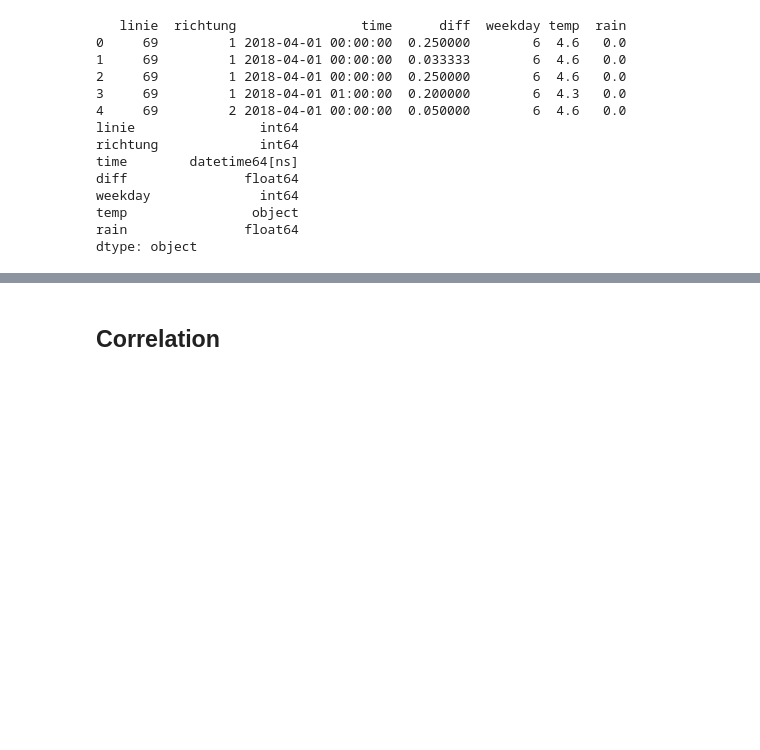
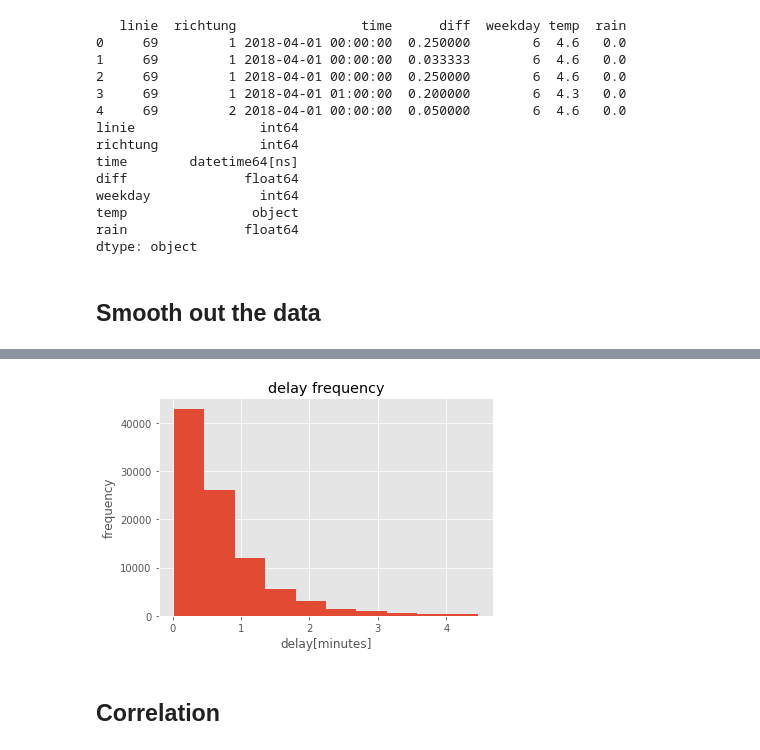
Before and after one commit to nasty-bos/creative_data_mining, a Jupyter notebook: delay.ipynb, the cells around one changed output, grey strips where cells are left out. Drawn from its saved outputs; the diff is of its cells as text; code cells hidden in the pictures; blank space fills up the shorter version.

```diff
--- a/delay.ipynb
+++ b/delay.ipynb
@@ -16,11 +16,10 @@ pd.options.mode.chained_assignment = None   # turn off warnings
 # === list one for DD-MM files
 listpaths1 = [
     'https://data.stadt-zuerich.ch/dataset/vbz_fahrzeiten_ogd/resource/152051e6-1193-43c0-89b8-21b361f49970/download/fahrzeiten_soll_ist_20180401_20180407.csv']
-#     'https://data.stadt-zuerich.ch/dataset/vbz_fahrzeiten_ogd/resource/eb403fd1-8f8b-475e-98aa-f04ee3b255ba/download/fahrzeiten_soll_ist_20180311_20180317.csv',
+#     'https://data.stadt-zuerich.ch/dataset/vbz_fahrzeiten_ogd/resource/eb403fd1-8f8b-475e-98aa-f04ee3b255ba/download/fahrzeiten_soll_ist_20180311_20180317.csv']
 #     'https://data.stadt-zuerich.ch/dataset/vbz_fahrzeiten_ogd/resource/97e59d2a-83ec-438f-ae6f-0fe85d9bc1e6/download/fahrzeiten_soll_ist_20180304_20180310.csv',
-#     'https://data.stadt-zuerich.ch/dataset/vbz_fahrzeiten_ogd/resource/a38c5d0f-b732-4f5a-9786-eb01a2ffa0bb/download/fahrzeiten_soll_ist_20180211_20180217.csv',
+#     'https://data.stadt-zuerich.ch/dataset/vbz_fahrzeiten_ogd/resource/a38c5d0f-b732-4f5a-9786-eb01a2ffa0bb/download/fahrzeiten_soll_ist_20180211_20180217.csv']
 #     'https://data.stadt-zuerich.ch/dataset/vbz_fahrzeiten_ogd/resource/f17a950d-5be5-4b00-bafd-3c859afcc6cc/download/fahrzeiten_soll_ist_20180204_20180210.csv',
-#     'https://data.stadt-zuerich.ch/dataset/vbz_fahrzeiten_ogd/resource/ee7f8901-5466-425d-98e6-98ddcf849079/download/fahrzeiten_soll_ist_20180128_20180203.csv',
 #     'https://data.stadt-zuerich.ch/dataset/vbz_fahrzeiten_ogd/resource/bf39176c-d6c0-4741-8cd5-4e46e45c608e/download/fahrzeiten_soll_ist_20180107_20180113.csv']
 
 frame1 = pd.DataFrame()
@@ -32,8 +31,8 @@ df1 = pd.concat(list_1)
 
 # === change datime from DD-MM to MM-DD
 df1['betriebsdatum'] = pd.to_datetime(df1['betriebsdatum'])
-df1['time'] = df1['betriebsdatum'].dt.strftime('%Y%d%m')
-df1['time'] = pd.to_datetime(df1['time'])
+df1['time'] = df1['betriebsdatum'].dt.strftime('%Y-%d-%m')
+df1['time'] = pd.to_datetime(df1['time'], format='%Y-%m-%d', errors='ignore')
 # df1.drop(df1['betriebsdatum'], axis=, inplace=True)
 
 # df1['betriebsdatum'] = pd.to_datetime(df1['betriebsdatum'], format='%Y/%m/%d', errors='ignore')
@@ -42,17 +41,19 @@ df1['time'] = pd.to_datetime(df1['time'])
 
 # === list two for MM-DD files
 listpaths2 = [
-    'https://data.stadt-zuerich.ch/dataset/vbz_fahrzeiten_ogd/resource/03ec9d0a-b16f-4e78-8e4f-2da4970efbb6/download/fahrzeiten_soll_ist_20180325_20180331.csv']
-#     'https://data.stadt-zuerich.ch/dataset/vbz_fahrzeiten_ogd/resource/c88a3801-c6fc-4d32-8ece-e269899be497/download/fahrzeiten_soll_ist_20180318_20180324.csv',
-#     'https://data.stadt-zuerich.ch/dataset/vbz_fahrzeiten_ogd/resource/a265b5d8-287f-4d22-88b2-f3a1770e1a4a/download/fahrzeiten_soll_ist_20180225_20180303.csv',
-#     'https://data.stadt-zuerich.ch/dataset/vbz_fahrzeiten_ogd/resource/1ac13127-fcde-4ac2-8462-50f348fd28fe/download/fahrzeiten_soll_ist_20180218_20180224.csv',
-#     'https://data.stadt-zuerich.ch/dataset/vbz_fahrzeiten_ogd/resource/b45b383e-4b0d-4ad0-8bee-e958c5e7360a/download/fahrzeiten_soll_ist_20180121_20180127.csv',
-#     'https://data.stadt-zuerich.ch/dataset/vbz_fahrzeiten_ogd/resource/4bbaf516-824a-41b3-8a95-6679745ce7d3/download/fahrzeiten_soll_ist_20180114_20180120.csv']
+    'https://data.stadt-zuerich.ch/dataset/vbz_fahrzeiten_ogd/resource/03ec9d0a-b16f-4e78-8e4f-2da4970efbb6/download/fahrzeiten_soll_ist_20180325_20180331.csv',
+    'https://data.stadt-zuerich.ch/dataset/vbz_fahrzeiten_ogd/resource/c88a3801-c6fc-4d32-8ece-e269899be497/download/fahrzeiten_soll_ist_20180318_20180324.csv',
+    'https://data.stadt-zuerich.ch/dataset/vbz_fahrzeiten_ogd/resource/a265b5d8-287f-4d22-88b2-f3a1770e1a4a/download/fahrzeiten_soll_ist_20180225_20180303.csv',
+    'https://data.stadt-zuerich.ch/dataset/vbz_fahrzeiten_ogd/resource/1ac13127-fcde-4ac2-8462-50f348fd28fe/download/fahrzeiten_soll_ist_20180218_20180224.csv',
+    'https://data.stadt-zuerich.ch/dataset/vbz_fahrzeiten_ogd/resource/ee7f8901-5466-425d-98e6-98ddcf849079/download/fahrzeiten_soll_ist_20180128_20180203.csv',
+    'https://data.stadt-zuerich.ch/dataset/vbz_fahrzeiten_ogd/resource/b45b383e-4b0d-4ad0-8bee-e958c5e7360a/download/fahrzeiten_soll_ist_20180121_20180127.csv',
+    'https://data.stadt-zuerich.ch/dataset/vbz_fahrzeiten_ogd/resource/4bbaf516-824a-41b3-8a95-6679745ce7d3/download/fahrzeiten_soll_ist_20180114_20180120.csv',
+    'https://data.stadt-zuerich.ch/dataset/vbz_fahrzeiten_ogd/resource/b4e64312-e7f6-4b43-a832-1a8e47138732/download/fahrzeiten_soll_ist_20171231_20180106.csv']
 
 frame2 = pd.DataFrame()
 list_2 = []
 for path_ in listpaths2:
-    df2 = pd.read_csv(path_, usecols=[0,1,2,10,11], parse_dates=['betriebsdatum'] ,infer_datetime_format=True,  index_col=None)
+    df2 = pd.read_csv(path_, usecols=[0,1,2,10,11], parse_dates=['betriebsdatum'] ,infer_datetime_format=True, index_col=None)
     list_2.append(df2)
 df2 = pd.concat(list_2)
 
@@ -203,3 +212,24 @@ weekday              int64
 temp                object
 rain               float64
 dtype: object
+# %% [markdown]
+## Smooth out the data
+# %%
+smooth = merge.copy()
+q = smooth['diff'].quantile(0.99)
+smooth = smooth[smooth['diff'] <= q]
+print(q)
+smooth = smooth.dropna(how='any')
+style.use('ggplot')
+scurr = smooth.copy()
+scurr['hour'] = scurr.loc[:, 'time'].apply(lambda x: x.hour)
+scurr.drop(scurr.columns[[0, 1]], axis=1, inplace=True)
+print(scurr.head())
+# === frequency histogramm
+plt.hist(smooth.loc[:, 'diff'])
+plt.title("delay frequency")
+plt.xlabel("delay[minutes]")
+plt.ylabel("frequency")
+plt.savefig('./output/2Dfrequency.png', format='png', dpi=800)
+plt.show()
+# %% [output]
@@ -206,3 +243,4 @@ dtype: object
+[figure, added]
 # %% [markdown]
 ## Correlation
 # %%
```
Also changed, not shown: parts of 6 cells of this notebook.
